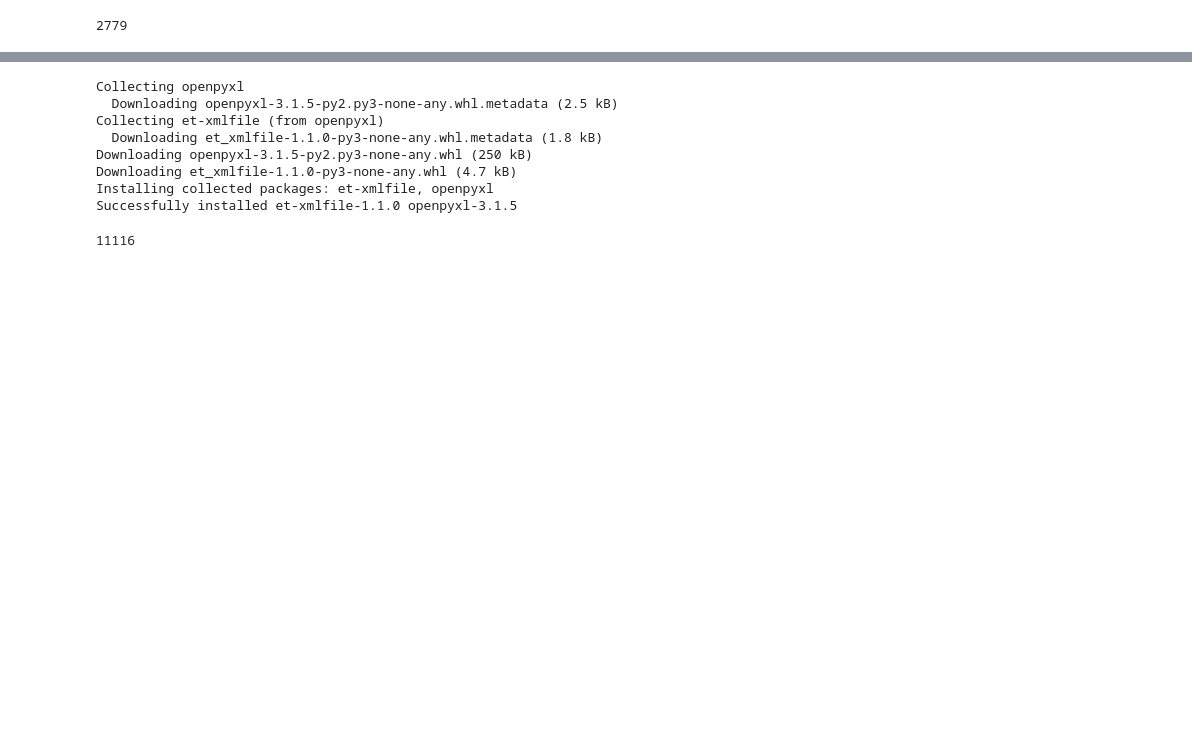
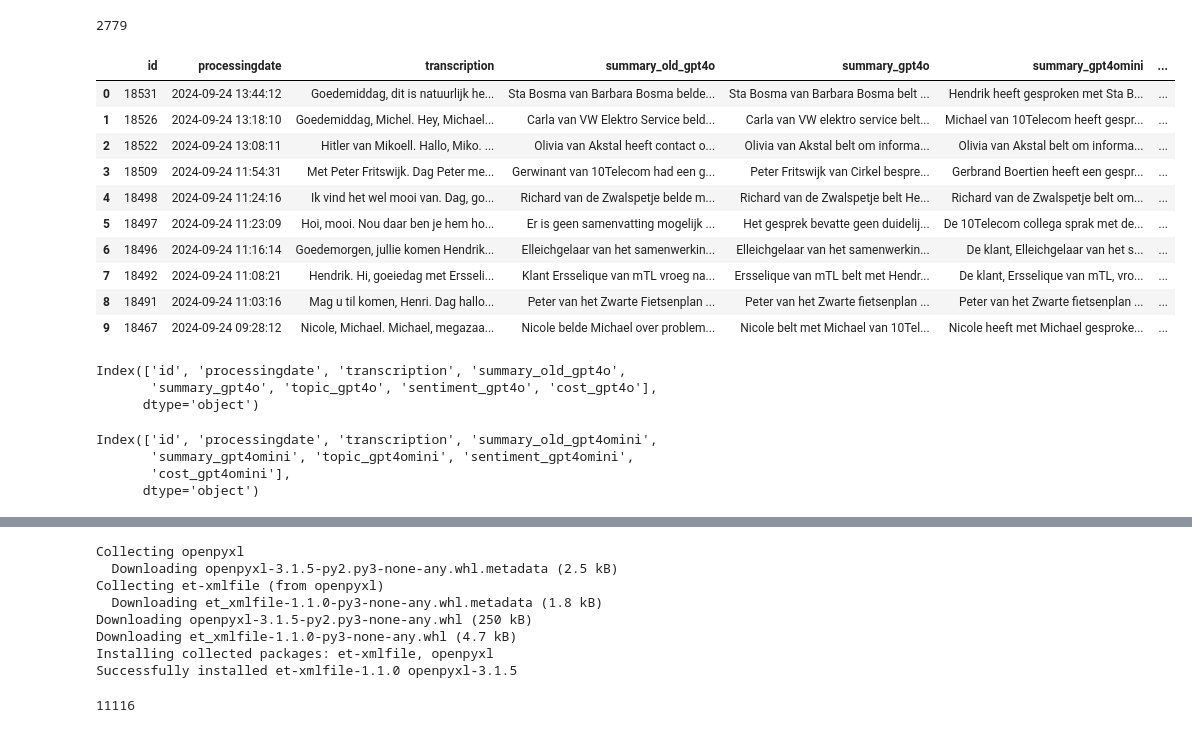
Before and after one commit to fredboneML/RECIPE_AGENT, a Jupyter notebook: notebooks/ai_analyzer.ipynb, the cells around one changed output, grey strips where cells are left out. Cells and saved outputs as stored; diff of their text form; code cells hidden in the pictures; blank space fills up the shorter version.

```diff
--- a/notebooks/ai_analyzer.ipynb
+++ b/notebooks/ai_analyzer.ipynb
@@ -798,3 +796,74 @@ len(df)
 2779
 # %%
 df_10.to_excel(f'../data/df_{n}_summary_topic_sentiment_V2.xlsx', index=False)
+# %%
+df_10_gpt4omini = (pd.read_excel('../data/df_10_summary_topic_sentiment_gpt4omini_V2.xlsx')
+                  .rename(columns={'summary_old': 'summary_old_gpt4omini',
+                                  'summary': 'summary_gpt4omini',
+                                  'topic': 'topic_gpt4omini',
+                                   'sentiment': 'sentiment_gpt4omini',
+                                   'cost': 'cost_gpt4omini'
+                                  }
+                         )
+                  )
+
+df_10_gpt4omini
+
+df_10_gpt4o = (pd.read_excel('../data/df_10_summary_topic_sentiment_gpt4o_V2.xlsx')
+                  .rename(columns={'summary_old': 'summary_old_gpt4o',
+                                  'summary': 'summary_gpt4o',
+                                  'topic': 'topic_gpt4o',
+                                   'sentiment': 'sentiment_gpt4o',
+                                   'cost': 'cost_gpt4o'
+                                  }
+                         )
+
+                  )
+
+df_10_gpt4o_vs_gpt4omini = (pd.concat([df_10_gpt4o, df_10_gpt4omini[['summary_old_gpt4omini',
+       'summary_gpt4omini', 'topic_gpt4omini', 'sentiment_gpt4omini', 'cost_gpt4omini']]], axis=1)
+                              .filter(items=[
+                                             'id',
+                                             'processingdate',
+                                             'transcription',
+                                             'summary_old_gpt4o',
+                                             'summary_gpt4o',
+                                             'summary_gpt4omini',
+                                             'sentiment_gpt4o',
+                                             'sentiment_gpt4omini',
+                                             'topic_gpt4o',
+                                             'topic_gpt4omini',
+                                             'cost_gpt4o',
+                                             'cost_gpt4omini'
+                                           ]
+                                     )
+                           )
+
+df_10_gpt4o_vs_gpt4omini.to_excel('../data/df_10_gpt4o_vs_gpt4omini_V2.xlsx')
+df_10_gpt4o_vs_gpt4omini
+# The colleagues taking the call are Gerbrand Boertien, Erwin Dijkstra, Bram Bruning, Michael Kes, and Hendrik Stuiver.
+# %% [output]
+|  | id | processingdate | transcription | summary_old_gpt4o | summary_gpt4o | summary_gpt4omini | ... |
+| 0 | 18531 | 2024-09-24 13:44:12 | Goedemiddag, dit is natuurlijk he... | Sta Bosma van Barbara Bosma belde... | Sta Bosma van Barbara Bosma belt ... | Hendrik heeft gesproken met Sta B... | ... |
+| 1 | 18526 | 2024-09-24 13:18:10 | Goedemiddag, Michel. Hey, Michael... | Carla van VW Elektro Service beld... | Carla van VW elektro service belt... | Michael van 10Telecom heeft gespr... | ... |
+| 2 | 18522 | 2024-09-24 13:08:11 | Hitler van Mikoell. Hallo, Miko. ... | Olivia van Akstal heeft contact o... | Olivia van Akstal belt om informa... | Olivia van Akstal belt om informa... | ... |
+| 3 | 18509 | 2024-09-24 11:54:31 | Met Peter Fritswijk. Dag Peter me... | Gerwinant van 10Telecom had een g... | Peter Fritswijk van Cirkel bespre... | Gerbrand Boertien heeft een gespr... | ... |
+| 4 | 18498 | 2024-09-24 11:24:16 | Ik vind het wel mooi van. Dag, go... | Richard van de Zwalspetje belde m... | Richard van de Zwalspetje belt He... | Richard van de Zwalspetje belt om... | ... |
+| 5 | 18497 | 2024-09-24 11:23:09 | Hoi, mooi. Nou daar ben je hem ho... | Er is geen samenvatting mogelijk ... | Het gesprek bevatte geen duidelij... | De 10Telecom collega sprak met de... | ... |
+| 6 | 18496 | 2024-09-24 11:16:14 | Goedemorgen, jullie komen Hendrik... | Elleichgelaar van het samenwerkin... | Elleichgelaar van het samenwerkin... | De klant, Elleichgelaar van het s... | ... |
+| 7 | 18492 | 2024-09-24 11:08:21 | Hendrik. Hi, goeiedag met Ersseli... | Klant Ersselique van mTL vroeg na... | Ersselique van mTL belt met Hendr... | De klant, Ersselique van mTL, vro... | ... |
+| 8 | 18491 | 2024-09-24 11:03:16 | Mag u til komen, Henri. Dag hallo... | Peter van het Zwarte Fietsenplan ... | Peter van het Zwarte fietsenplan ... | Peter van het Zwarte fietsenplan ... | ... |
+| 9 | 18467 | 2024-09-24 09:28:12 | Nicole, Michael. Michael, megazaa... | Nicole belde Michael over problem... | Nicole belt met Michael van 10Tel... | Nicole heeft met Michael gesproke... | ... |
+# %%
+df_10_gpt4o.columns
+# %% [output]
+Index(['id', 'processingdate', 'transcription', 'summary_old_gpt4o',
+       'summary_gpt4o', 'topic_gpt4o', 'sentiment_gpt4o', 'cost_gpt4o'],
+      dtype='object')
+# %%
+df_10_gpt4omini.columns
+# %% [output]
+Index(['id', 'processingdate', 'transcription', 'summary_old_gpt4omini',
+       'summary_gpt4omini', 'topic_gpt4omini', 'sentiment_gpt4omini',
+       'cost_gpt4omini'],
+      dtype='object')
```
Also changed, not shown: parts of 23 cells of this notebook, 8 other files.
